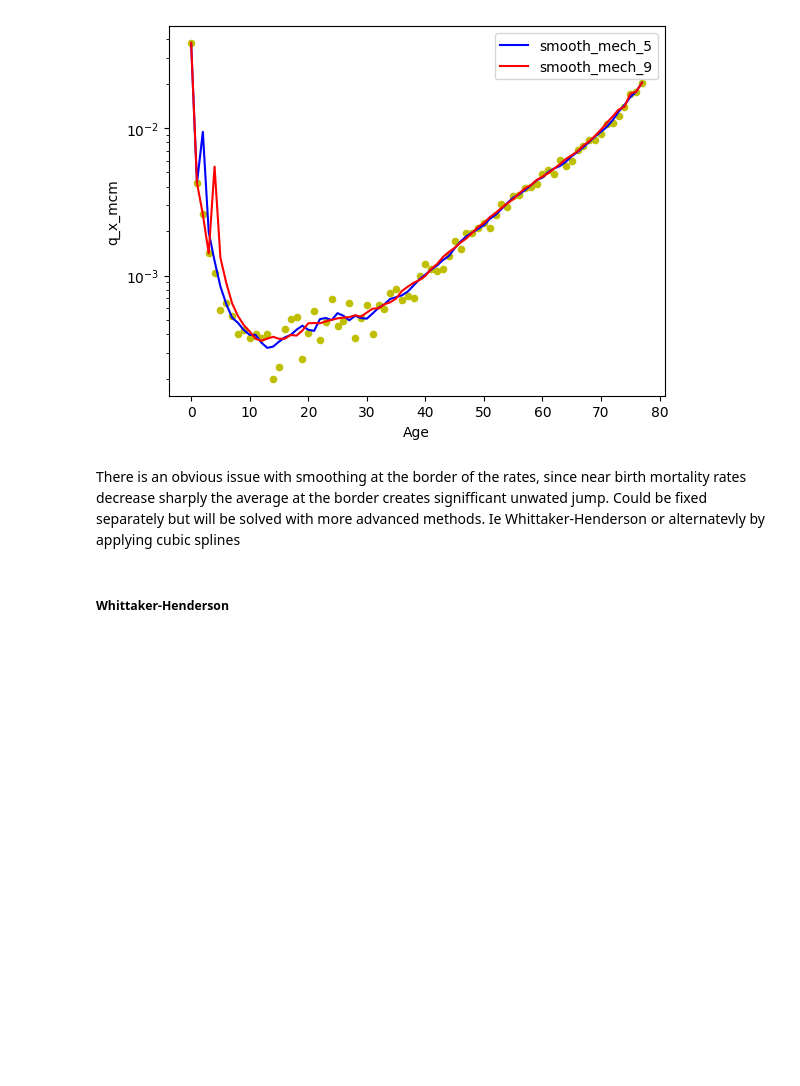
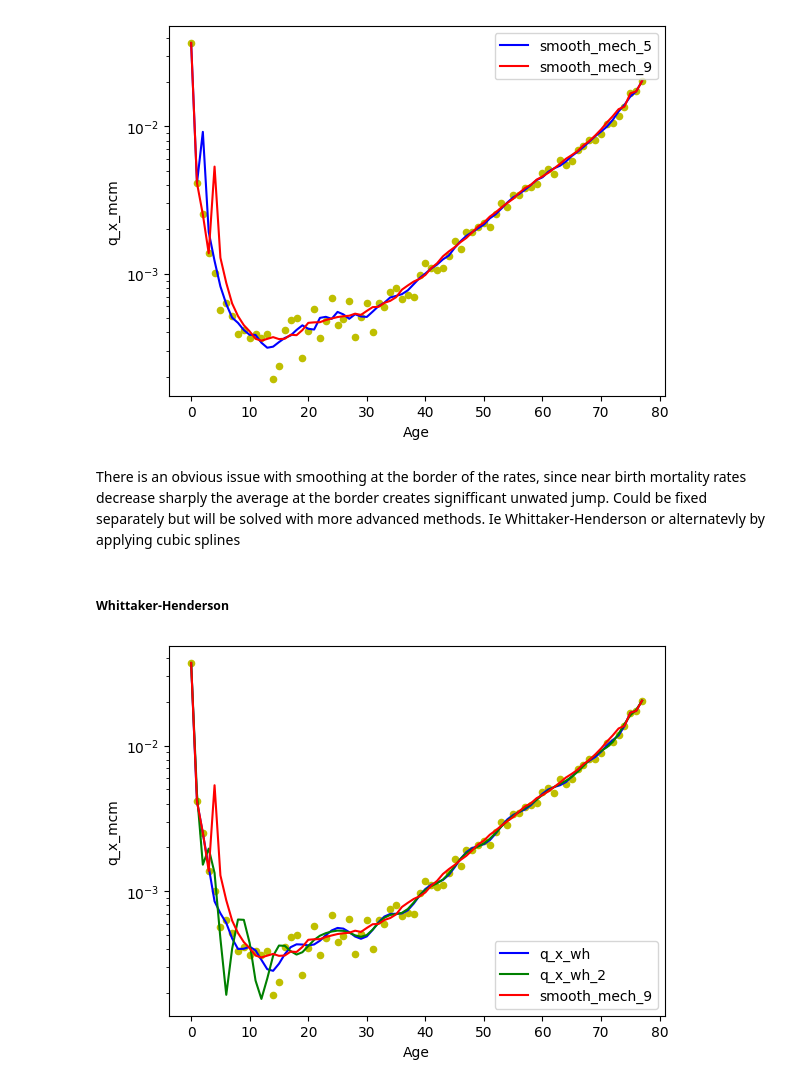
Before and after one commit to tskorkowski/life_modelling, a Jupyter notebook: life_modeling.ipynb, the cells around one changed output. Drawn from its saved outputs; the diff is of its cells as text; code cells hidden in the pictures; blank space fills up the shorter version.

Commit message:
random walk CI check, spline smoothing

```diff
--- a/life_modeling.ipynb
+++ b/life_modeling.ipynb
@@ -73,13 +72,13 @@ df_mmli_pop = get_generation_data(gen, df_pop)
 df_mmli_death_mcm = df_mmli_death.groupby(by=['Year', 'Age']).agg({'Age':'count', 'Year':'min', 'Deaths':'sum'})
 df_mmli_death_mcm = df_mmli_death_mcm[df_mmli_death_mcm['Age']==2][['Year','Deaths']].reset_index(drop=True)
 # %%
-df_mmli_pop_mcm = df_mmli_pop.groupby(by='Age')[['Year', 'Population']].agg({'Year':'max', 'Population':'mean'}).reset_index()
+df_mmli_pop_mcm = df_mmli_pop.groupby(by='Age')[['Year', 'Population']].agg({'Year':'min', 'Population':'mean'}).reset_index()
 # %%
-df_raw_rates_mcm = pd.concat([df_mmli_pop_mcm, df_mmli_death_mcm], axis=1)[0:78]
-df_raw_rates_mcm['q_x_mcm']= df_raw_rates_mcm['Deaths'] / (df_raw_rates_mcm['Deaths'] * 0.5 + df_raw_rates_mcm['Population'])
+df_mmli = pd.concat([df_mmli_pop_mcm, df_mmli_death_mcm], axis=1)
+df_mmli['q_x_mcm']= df_mmli['Deaths'] / (df_mmli['Deaths'] * 0.5 + df_mmli['Population'])
 
-print(df_raw_rates_mcm.describe())
-df_raw_rates_mcm.plot(kind='scatter', y='q_x_mcm', x='Age', c='y', logy=True)
+print(df_mmli.describe())
+df_mmli.plot(kind='scatter', y='q_x_mcm', x='Age', c='y', logy=True)
 plt.show()
 # %% [output]
              Age         Year    Population         Year       Deaths  \
@@ -140,7 +139,7 @@ def mech_smooth(mort_rates, weights):
 #mech smooting with span 5 and 9 with equal weights
 for w_len in [5,9]:
     weights = np.array([1]*w_len)/w_len
-    df_raw_rates_mcm['smooth_mech_'+str(w_len)] = mech_smooth(mort_rates=df_raw_rates_mcm['q_x_mcm'], weights=weights)
+    df_mmli['smooth_mech_'+str(w_len)] = mech_smooth(mort_rates=df_mmli['q_x_mcm'], weights=weights)
 # %%
 fig, ax = plt.subplots()
 
@@ -160,0 +188,22 @@ from scipy.special import comb
+# %%
+# assume all q_x's are equally important and set weight matrix to diag_1
+W = np.diag(np.ones(shape=df_mmli.shape[0]))
+
+#run optimization and add to the mmli data frame
+q_x_wh = wh_optim(W, df_mmli['q_x_mcm'], smooth_coeff=17, degree=20)
+q_x_wh_2 = wh_optim(W, df_mmli['q_x_mcm'], smooth_coeff=8, degree=10)
+df_mmli['q_x_wh'] = q_x_wh
+df_mmli['q_x_wh_2'] = q_x_wh_2
+# %%
+#graph mechanical and WH smoothing
+fig, ax = plt.subplots()
+
+df_mmli.plot(kind='scatter', y='q_x_mcm', x='Age', c='y', logy=True, ax=ax)
+df_mmli.plot(kind='line', y='q_x_wh', x='Age', c='b', logy=True, ax=ax)
+df_mmli.plot(kind='line', y='q_x_wh_2', x='Age', c='g', logy=True, ax=ax)
+df_mmli.plot(kind='line', y='smooth_mech_9', x='Age', c='r', logy=True, ax=ax)
+plt.xlabel('Age')
+plt.legend()
+plt.show()
+# %% [output]
+[figure, added]
```
Also changed, not shown: parts of 10 cells of this notebook, 2 other files.
